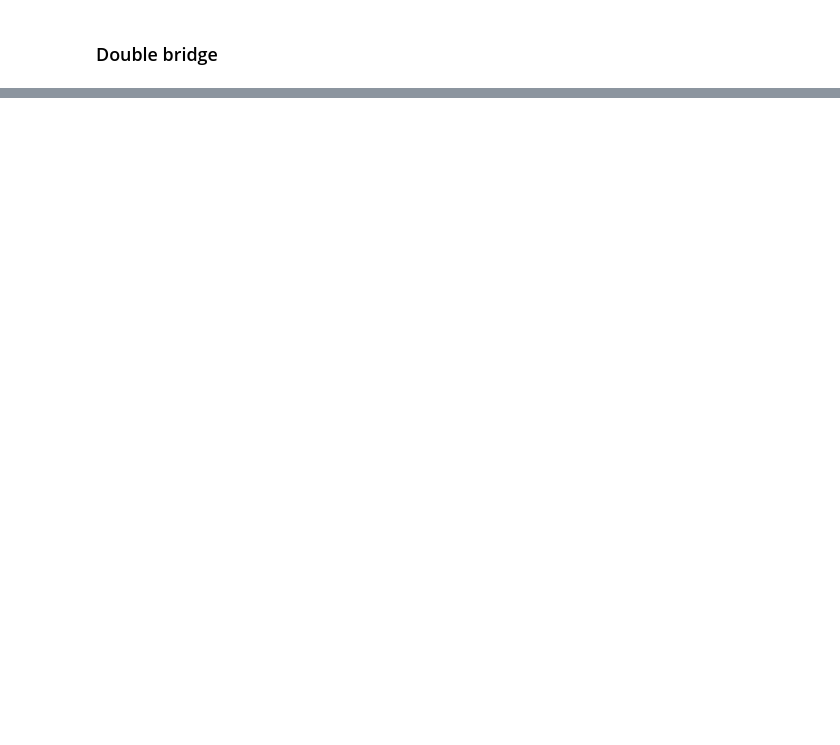
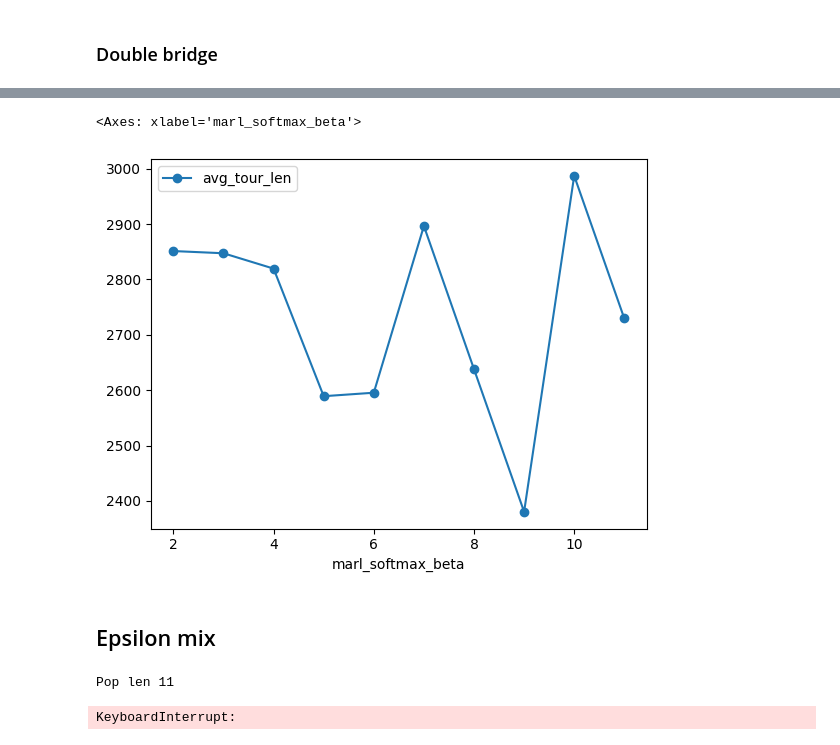
Before and after one commit to karinassini/tsp_rl_metaheuristic, a Jupyter notebook: notebooks/test.ipynb, the cells around one changed output, grey strips where cells are left out. Drawn from its saved outputs; the diff is of its cells as text; code cells hidden in the pictures; blank space fills up the shorter version.

```diff
--- a/notebooks/test.ipynb
+++ b/notebooks/test.ipynb
@@ -863,0 +1275,8 @@ print("Tours equal:", np.array_equal(candidate_baseline, candidate_delta))
+# %%
+results = []
+for _ in range(10):
+    ga_config.marl_softmax_beta += 1
+    initial_population = marl_initial_population(ga_config, solver.n_cities, distance_matrix)
+    print(f"Pop len {len(initial_population)}")
+    avg_distance = np.mean([tour_distance(tour, distance_matrix) for tour in initial_population])
+    results.append({"marl_softmax_beta": ga_config.marl_softmax_beta, "avg_tour_len": avg_distance})
@@ -863,0 +1294,20 @@ print("Tours equal:", np.array_equal(candidate_baseline, candidate_delta))
+# %%
+import pandas as pd
+df = pd.DataFrame(results)
+df.plot(x="marl_softmax_beta", y="avg_tour_len", marker="o")
+# %% [output]
+<Axes: xlabel='marl_softmax_beta'>
+[figure, added]
+# %% [markdown]
+## Epsilon mix
+# %%
+results = []
+for _ in range(10):
+    ga_config.marl_epsilon_mix += 0.1
+    initial_population = marl_initial_population(ga_config, solver.n_cities, distance_matrix)
+    print(f"Pop len {len(initial_population)}")
+    avg_distance = np.mean([tour_distance(tour, distance_matrix) for tour in initial_population])
+    results.append({"marl_epsilon_mix": ga_config.marl_epsilon_mix, "avg_tour_len": avg_distance})
+# %% [output]
+Pop len 11
+KeyboardInterrupt:
```
Also changed, not shown: parts of 70 cells of this notebook, 4 other files.
